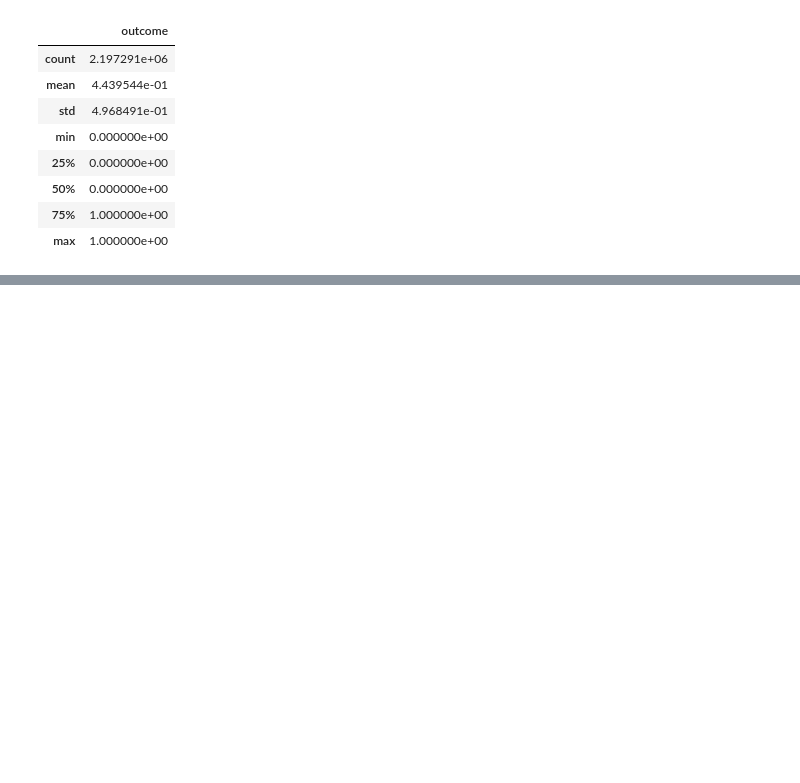
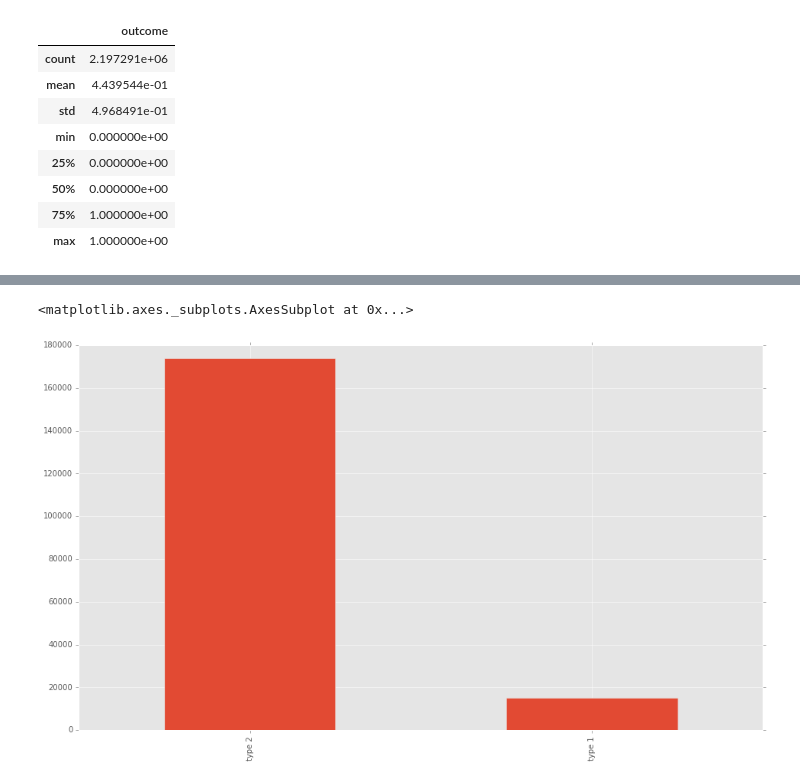
Before and after one commit to eleijonmarck/redhat-kaggle, a Jupyter notebook: notebooks/pythonplaybook.ipynb, the cells around one changed output, grey strips where cells are left out. Saved outputs shown, nothing was run; the diff lists cells and outputs as text; code cells hidden in the pictures; blank space fills up the shorter version.

```diff
--- a/notebooks/pythonplaybook.ipynb
+++ b/notebooks/pythonplaybook.ipynb
@@ -73,0 +142,5 @@ df_act_train.
+# %%
+df_people.char_1.value_counts().plot(kind='bar')
+# %% [output]
+<matplotlib.axes._subplots.AxesSubplot at 0x...>
+[figure, added]
```
Also changed, not shown: parts of 12 cells of this notebook.
